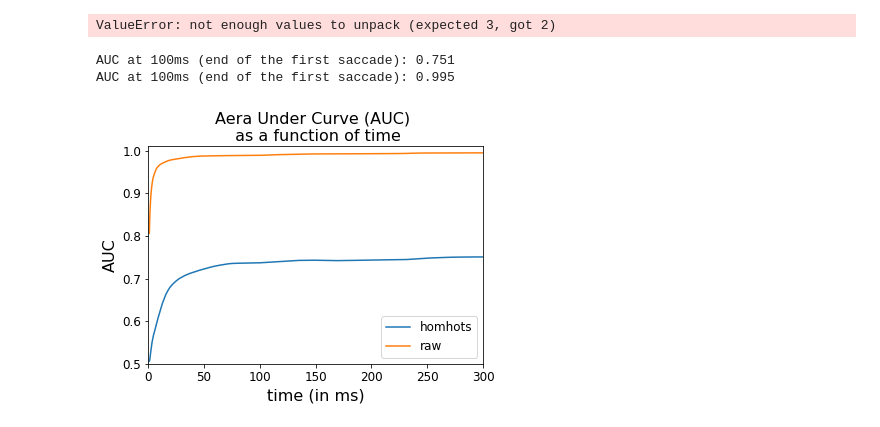
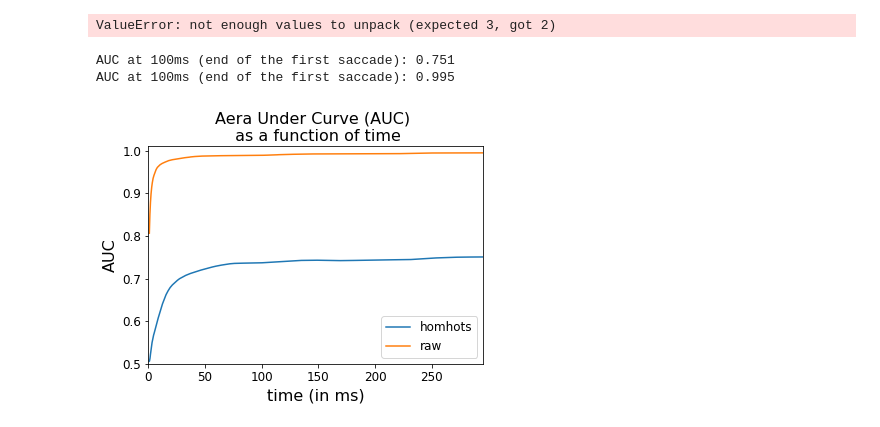
Before and after one commit to SpikeAI/HOTS, a Jupyter notebook: notebooks/RESULTS_03_NMNIST.ipynb, the cells around one changed output. Cells and saved outputs as stored; diff of their text form; code cells hidden in the pictures.

```diff
--- a/notebooks/RESULTS_03_NMNIST.ipynb
+++ b/notebooks/RESULTS_03_NMNIST.ipynb
@@ -431,25 +431,25 @@ ValueError: not enough values to unpack (expected 3, got 2)
 # %%
 f_name = f'{record_path}{timestr}_LR_results_{nbclust}_{nb_train}_{nb_test}_1_AUC.pkl'
 with open(f_name, 'rb') as file:
     results = pickle.load(file)
 
 fig, ax = plt.subplots()
 namelist = ['homhots', 'raw']
 leg_list = ['online HOTS', 'MLR with raw inputs']
 for namnum, name in enumerate(namelist):
     ax.plot(results[0][0]/1e3, results[0][namnum+1], label=name)
     print(f'AUC at 100ms (end of the first saccade): {np.round(results[0][namnum+1][-1],3)}')
 
-ax.axis([0,300,0.5,1.01]);
+ax.axis([0,295,0.5,1.01]);
 ax.set_xlabel('time (in ms)', fontsize=16);
 ax.set_ylabel('AUC', fontsize=16);
 plt.setp(ax.get_yticklabels(), fontsize=12)
 plt.setp(ax.get_xticklabels(), fontsize=12)
 ax.set_title('Aera Under Curve (AUC) \n as a function of time', fontsize=16);
 ax.legend(fontsize=12, loc='lower right');
 # %% [output]
 AUC at 100ms (end of the first saccade): 0.751
 AUC at 100ms (end of the first saccade): 0.995
-[figure, old version]
+[figure, new version]
 # %%
 printfig(fig, 'nmnist_auc.pdf')
```
Also changed, not shown: 2 other files.
